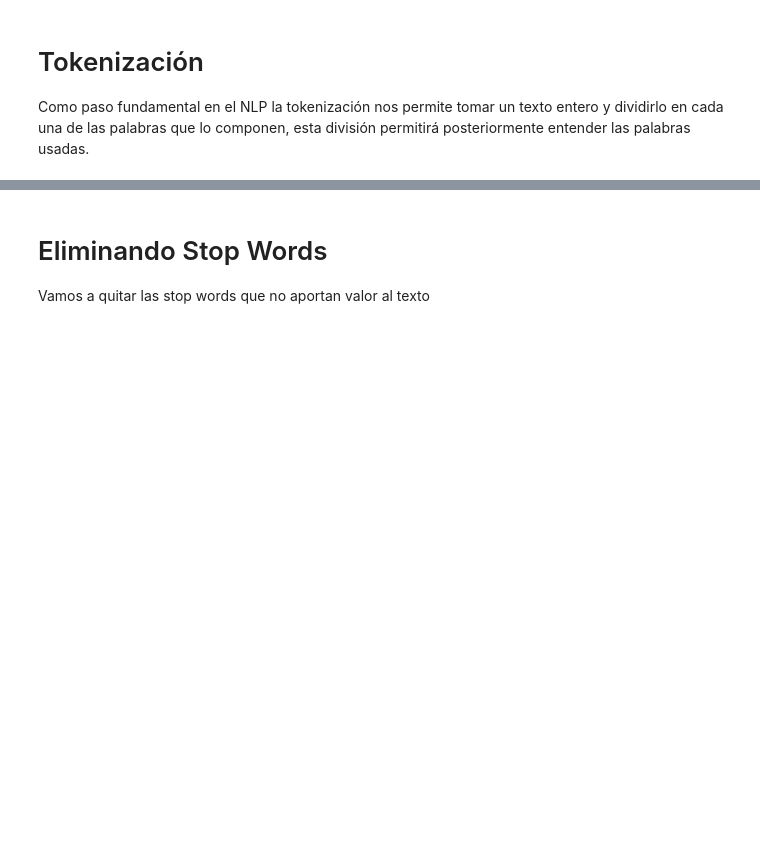
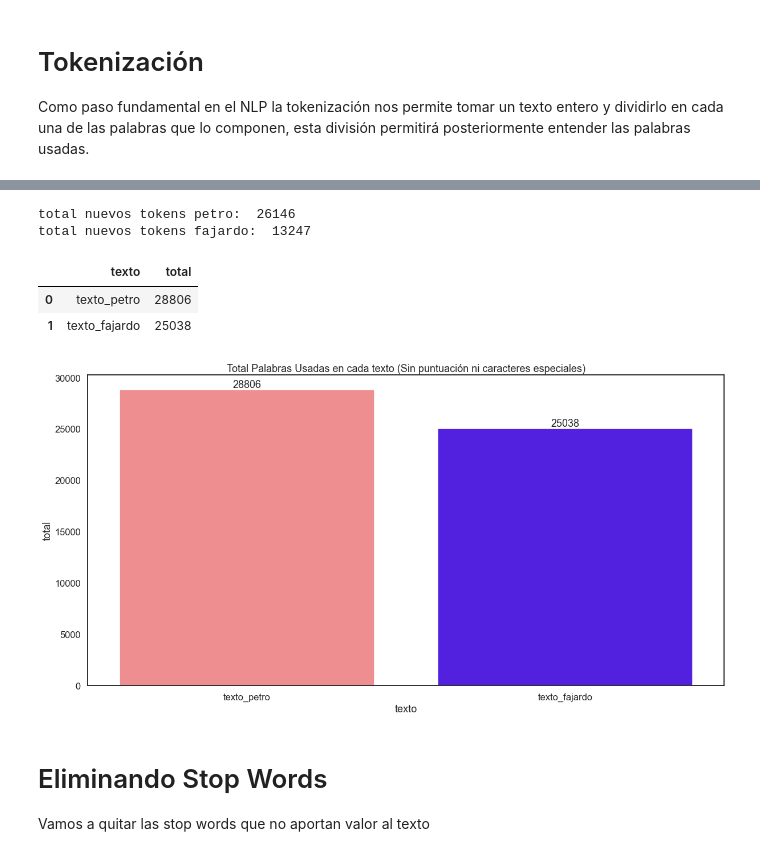
Before and after one commit to fredericksalazar/textAnalysis-ColombianElections, a Jupyter notebook: text_analysis.ipynb, the cells around one changed output, grey strips where cells are left out. Cells and saved outputs as stored; diff of their text form; code cells hidden in the pictures; blank space fills up the shorter version.

```diff
--- a/text_analysis.ipynb
+++ b/text_analysis.ipynb
@@ -66,10 +103,8 @@ archivo.close
 # %%
 #Reemplazamos caracteres incomodos que son usados en el texto, convertimos todo a minusculas para mejor procesamiento
 
-text = text.replace('-', '\n')
-text = text.replace('\n', '')
-
-text = text.lower()
+texto_petro = texto_petro.lower()
+texto_fajardo = texto_fajardo.lower()
 # %% [markdown]
 # Tokenización
 
@@ -77,5 +112,8 @@ Como paso fundamental en el NLP la tokenización nos permite tomar un texto ente
 # %%
 #hacemos uso del modulo word_tokenize de nltk para separar cada una de las palabras usadas
 
-texto_tokenizado = word_tokenize(text)
-texto_tokenizado
+token_petro = word_tokenize(texto_petro)
+token_fajardo = word_tokenize(texto_fajardo)
+
+len_token_petro = len(token_petro)
+len_token_fajardo = len(token_fajardo)
@@ -104,3 +130,48 @@ Total Aproximado de palabras usadas en el texto:  28807
+# %%
+
+texto_petro_depurado = depurar_texto(token_petro)
+texto_fajardo_depurado = depurar_texto(token_fajardo)
+
+#volvemos a calcular los tokens de cada texto
+
+token_petro = word_tokenize(texto_petro_depurado)
+token_fajardo = word_tokenize(texto_fajardo_depurado)
+
+print('total nuevos tokens petro: ', len(token_petro))
+print('total nuevos tokens fajardo: ', len(token_fajardo))
+# %% [output]
+total nuevos tokens petro:  26146
+total nuevos tokens fajardo:  13247
+# %%
+#vamos a evidenciar la cantidad total de palabras en cada uno de los textos
+
+dict_len_textos = {'texto_petro': len_token_petro,
+                   'texto_fajardo': len_token_fajardo}
+
+dict_len_items = dict_len_textos.items()
+
+df_lenght_textos = pd.DataFrame(list(dict_len_items))
+df_lenght_textos.columns=['texto', 'total']
+df_lenght_textos
+# %% [output]
+|  | texto | total |
+| 0 | texto_petro | 28806 |
+| 1 | texto_fajardo | 25038 |
+# %%
+plt.figure(figsize=(20,10))
+plt.title('Total Palabras Usadas en cada texto (Sin puntuación ni caracteres especiales)')
+
+ax = sns.barplot(data=df_lenght_textos,
+                 x='texto',
+                 y='total',
+                 palette='gnuplot2_r')
+
+for i in ax.containers:
+    ax.bar_label(i,)
+
+plt.show()
+# %% [output]
+[figure, added]
 # %% [markdown]
 # Eliminando Stop Words
 
```
Also changed, not shown: parts of 22 cells of this notebook, 9 other files.
